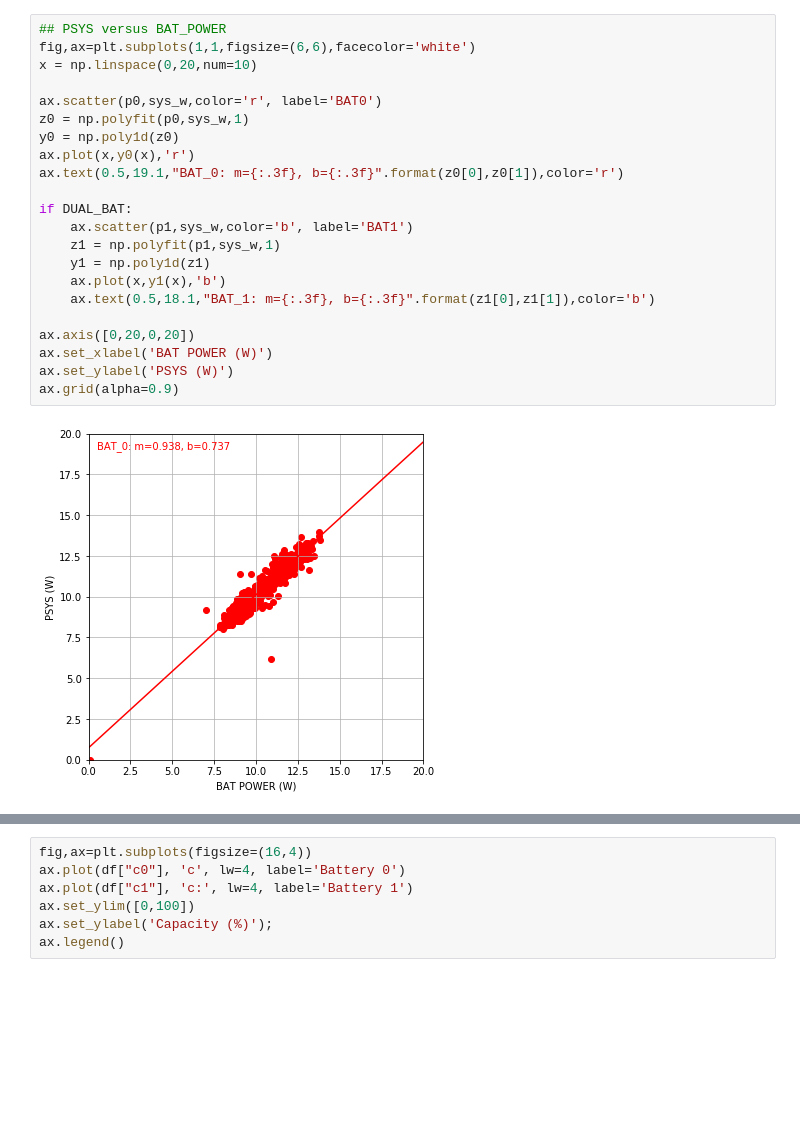
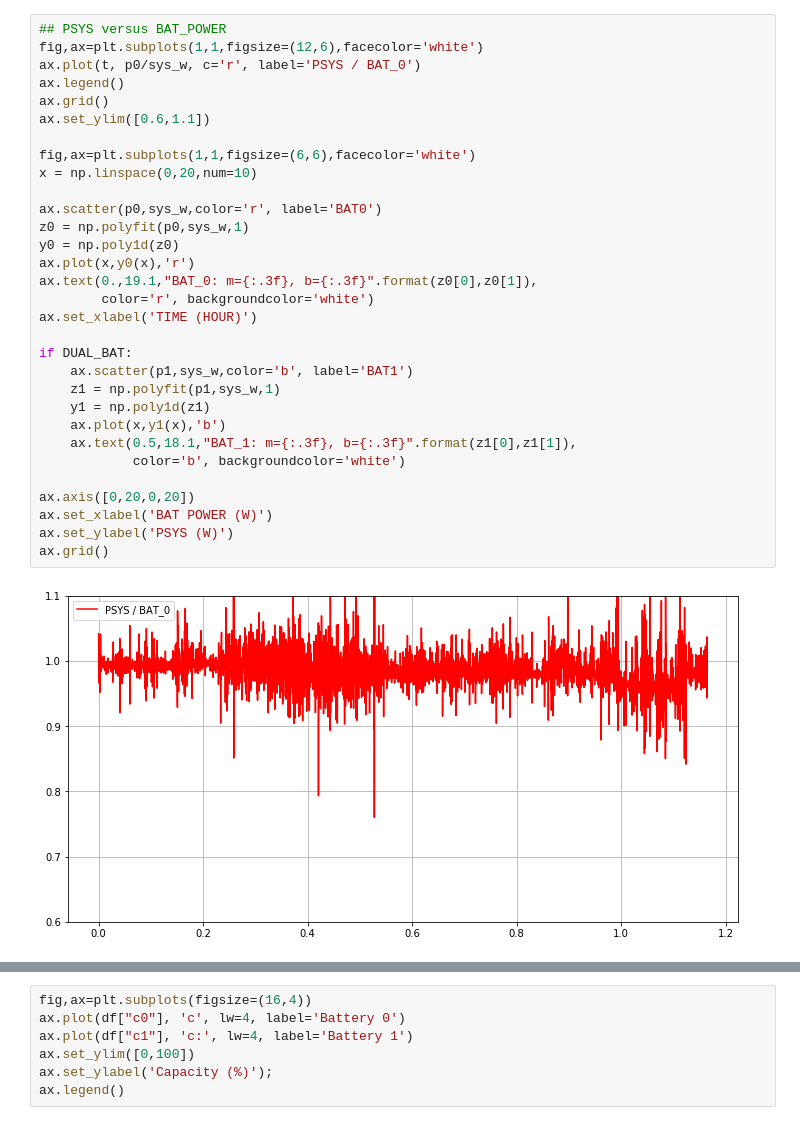
Before and after one commit to gocros/test, a Jupyter notebook: log/plot.ipynb, the cells around one changed output, grey strips where cells are left out. Saved outputs shown, nothing was run; the diff lists cells and outputs as text; blank space fills up the shorter version.

Commit message:
'plot'

```diff
--- a/log/plot.ipynb
+++ b/log/plot.ipynb
@@ -119,24 +118,33 @@ if DUAL_BAT:
 # %%
 ## PSYS versus BAT_POWER
+fig,ax=plt.subplots(1,1,figsize=(12,6),facecolor='white')
+ax.plot(t, p0/sys_w, c='r', label='PSYS / BAT_0')
+ax.legend()
+ax.grid()
+ax.set_ylim([0.6,1.1])
+
 fig,ax=plt.subplots(1,1,figsize=(6,6),facecolor='white')
 x = np.linspace(0,20,num=10)
 
 ax.scatter(p0,sys_w,color='r', label='BAT0')
 z0 = np.polyfit(p0,sys_w,1)
 y0 = np.poly1d(z0)
 ax.plot(x,y0(x),'r')
-ax.text(0.5,19.1,"BAT_0: m={:.3f}, b={:.3f}".format(z0[0],z0[1]),color='r')
+ax.text(0.,19.1,"BAT_0: m={:.3f}, b={:.3f}".format(z0[0],z0[1]),
+        color='r', backgroundcolor='white')
+ax.set_xlabel('TIME (HOUR)')
 
 if DUAL_BAT:
     ax.scatter(p1,sys_w,color='b', label='BAT1')
     z1 = np.polyfit(p1,sys_w,1)
     y1 = np.poly1d(z1)
     ax.plot(x,y1(x),'b')
-    ax.text(0.5,18.1,"BAT_1: m={:.3f}, b={:.3f}".format(z1[0],z1[1]),color='b')
+    ax.text(0.5,18.1,"BAT_1: m={:.3f}, b={:.3f}".format(z1[0],z1[1]),
+            color='b', backgroundcolor='white')
 
 ax.axis([0,20,0,20])
 ax.set_xlabel('BAT POWER (W)')
 ax.set_ylabel('PSYS (W)')
-ax.grid(alpha=0.9)
+ax.grid()
 # %% [output]
-[figure, old version]
+[figure, new version]
```
Also changed, not shown: parts of 2 cells of this notebook.
